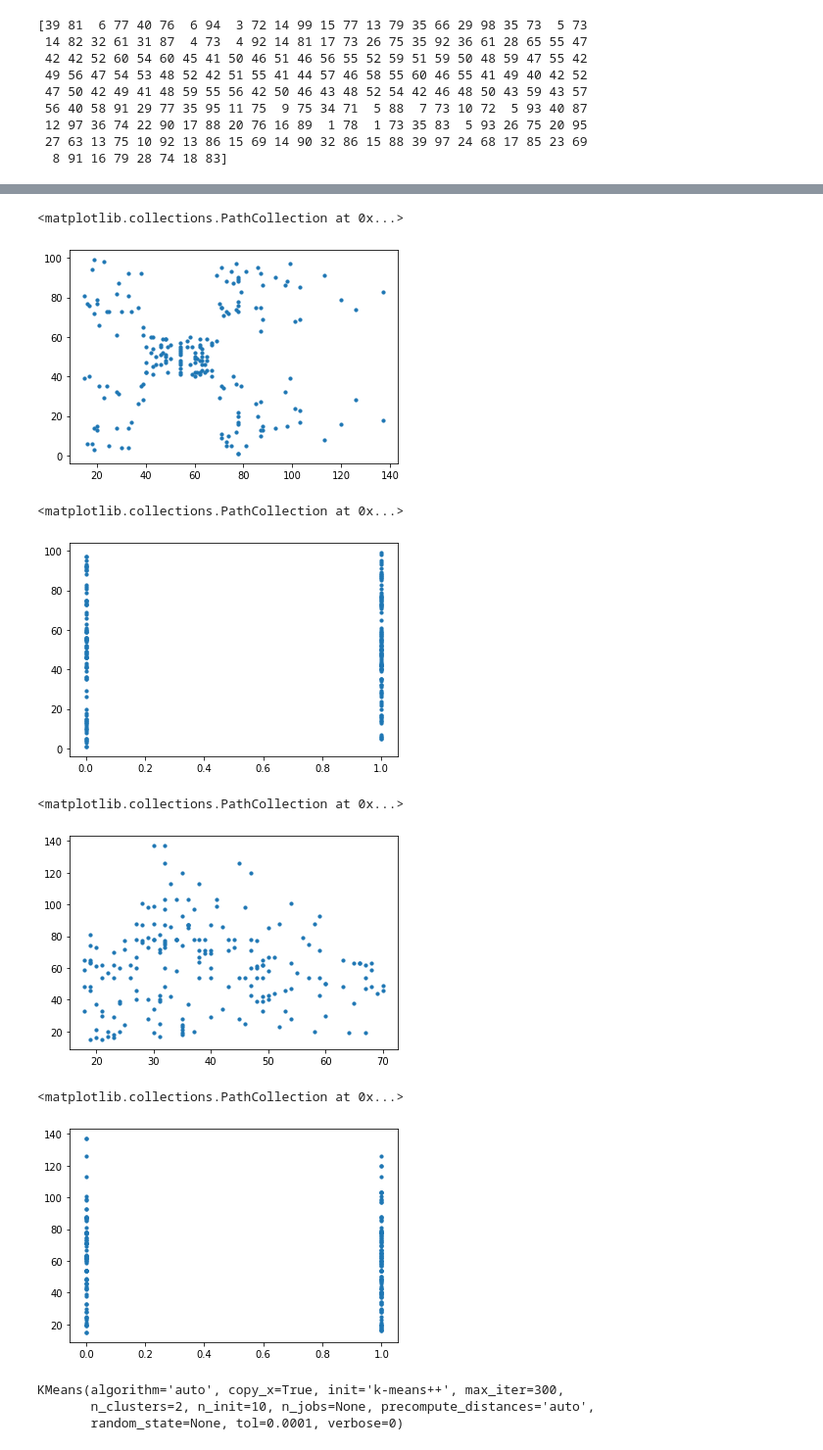
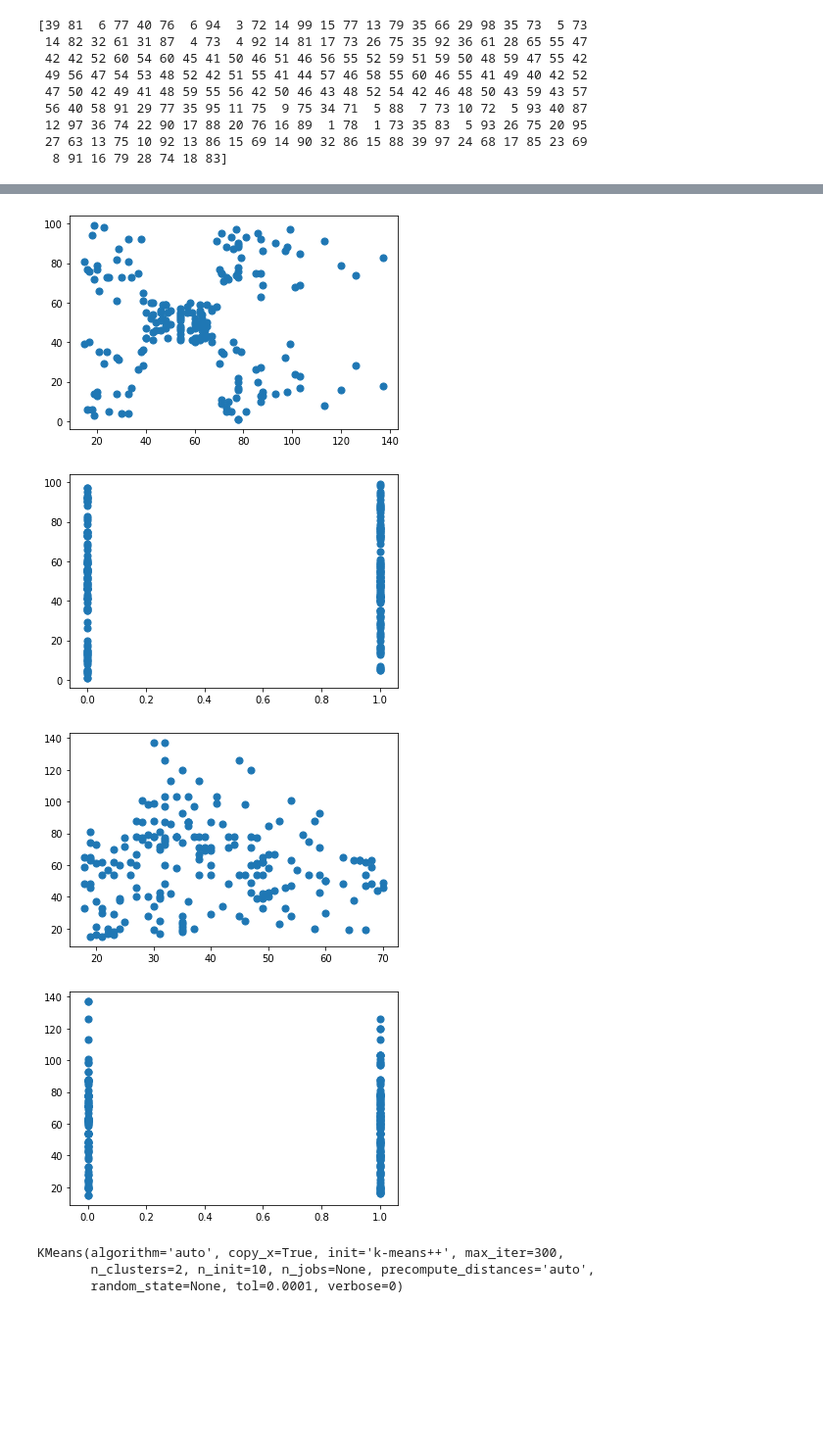
Before and after one commit to shivaayy/ML_PROJECT, a Jupyter notebook: customer_segmentation.ipynb, the cells around one changed output, grey strips where cells are left out. Shown at 98% size. Cells and saved outputs as stored; diff of their text form; code cells hidden in the pictures; blank space fills up the shorter version.

```diff
--- a/customer_segmentation.ipynb
+++ b/customer_segmentation.ipynb
@@ -97,23 +99,23 @@ plt.scatter(np.array(dataset["Age"]),np.array(dataset["Spending Score (1-100)"])
 # %%
-plt.scatter(np.array(dataset["Annual Income (k$)"]),np.array(dataset["Spending Score (1-100)"]),s=10)
+plt.scatter(np.array(dataset["Annual Income (k$)"]),np.array(dataset["Spending Score (1-100)"]),s=50)
+plt.show()
 # %% [output]
-<matplotlib.collections.PathCollection at 0x...>
-[figure, old version]
+[figure, new version]
 # %%
-plt.scatter(np.array(dataset["Gender"]),np.array(dataset["Spending Score (1-100)"]),s=10)
+plt.scatter(np.array(dataset["Gender"]),np.array(dataset["Spending Score (1-100)"]),s=50)
+plt.show()
 # %% [output]
-<matplotlib.collections.PathCollection at 0x...>
-[figure, old version]
+[figure, new version]
 # %%
-plt.scatter(np.array(dataset["Age"]),np.array(dataset["Annual Income (k$)"]),s=10)
+plt.scatter(np.array(dataset["Age"]),np.array(dataset["Annual Income (k$)"]),s=50)
+plt.show()
 # %% [output]
-<matplotlib.collections.PathCollection at 0x...>
-[figure, old version]
+[figure, new version]
 # %%
-plt.scatter(np.array(dataset["Gender"]),np.array(dataset["Annual Income (k$)"]),s=10)
+plt.scatter(np.array(dataset["Gender"]),np.array(dataset["Annual Income (k$)"]),s=50)
+plt.show()
 # %% [output]
-<matplotlib.collections.PathCollection at 0x...>
-[figure, old version]
+[figure, new version]
 # %%
 # import Kmean
 from sklearn.cluster import KMeans
```
Also changed, not shown: parts of 11 cells of this notebook.
